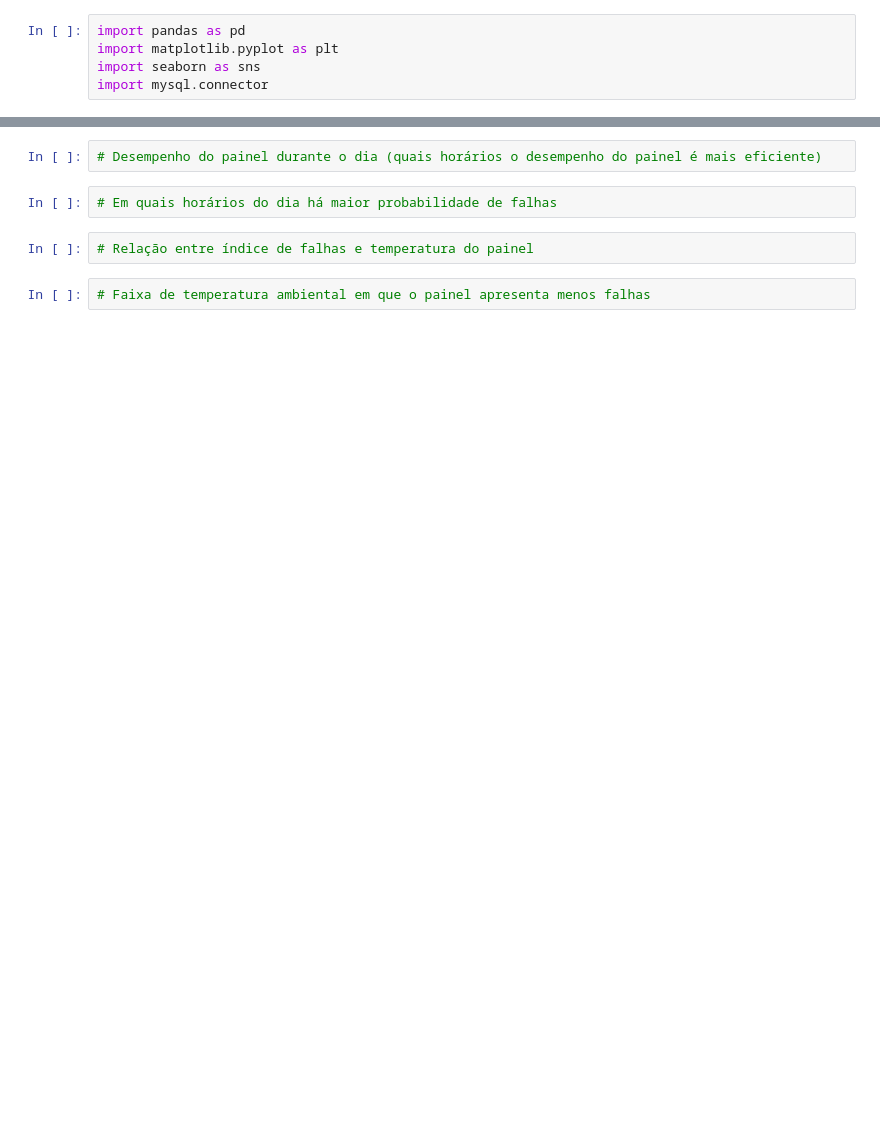
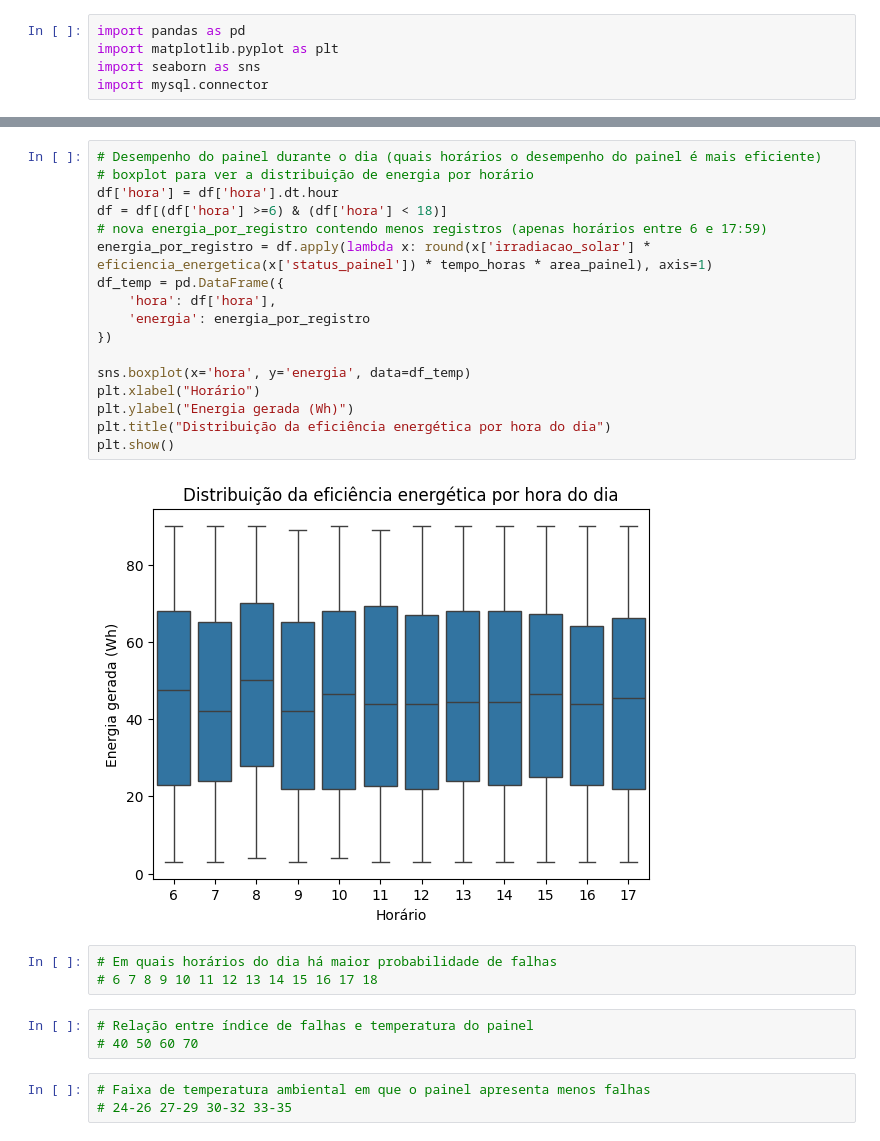
Before and after one commit to carina-altieri/solar-panel-analytics, a Jupyter notebook: analises.ipynb, the cells around one changed output, grey strips where cells are left out. Saved outputs shown, nothing was run; the diff lists cells and outputs as text; blank space fills up the shorter version.

Commit message:
Plotagem de gráfico boxplot

```diff
--- a/analises.ipynb
+++ b/analises.ipynb
@@ -61,8 +62,28 @@ plt.show()
 # %%
 # Desempenho do painel durante o dia (quais horários o desempenho do painel é mais eficiente)
+# boxplot para ver a distribuição de energia por horário
+df['hora'] = df['hora'].dt.hour
+df = df[(df['hora'] >=6) & (df['hora'] < 18)]
+# nova energia_por_registro contendo menos registros (apenas horários entre 6 e 17:59)
+energia_por_registro = df.apply(lambda x: round(x['irradiacao_solar'] * eficiencia_energetica(x['status_painel']) * tempo_horas * area_painel), axis=1)
+df_temp = pd.DataFrame({
+    'hora': df['hora'],
+    'energia': energia_por_registro
+})
+
+sns.boxplot(x='hora', y='energia', data=df_temp)
+plt.xlabel("Horário")
+plt.ylabel("Energia gerada (Wh)")
+plt.title("Distribuição da eficiência energética por hora do dia")
+plt.show()
+# %% [output]
+[figure, added]
 # %%
 # Em quais horários do dia há maior probabilidade de falhas
+# 6 7 8 9 10 11 12 13 14 15 16 17 18
 # %%
 # Relação entre índice de falhas e temperatura do painel
+# 40 50 60 70
 # %%
 # Faixa de temperatura ambiental em que o painel apresenta menos falhas
+# 24-26 27-29 30-32 33-35
```
Also changed, not shown: parts of 3 cells of this notebook.
